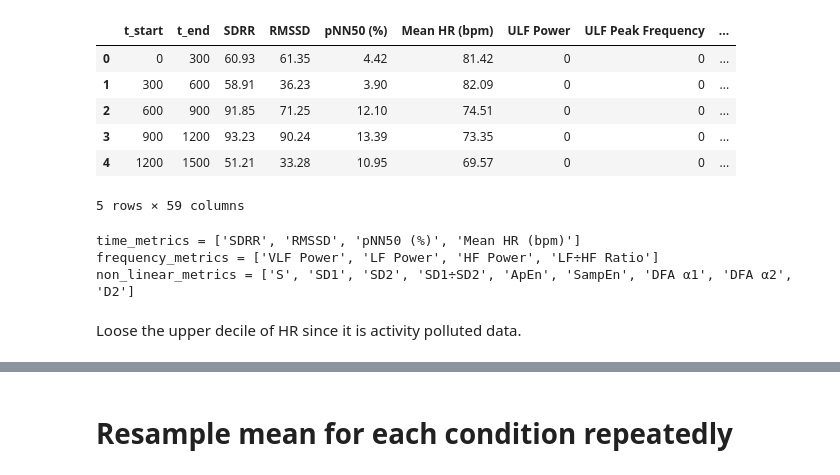
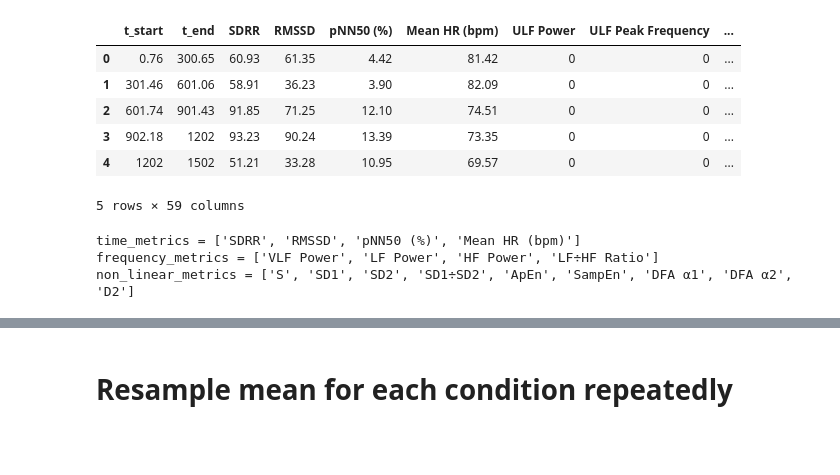
Before and after one commit to ad-aspera/HRV-EDA, a Jupyter notebook: Bayesian_approach.ipynb, the cells around one changed output, grey strips where cells are left out. Drawn from its saved outputs; the diff is of its cells as text; code cells hidden in the pictures; blank space fills up the shorter version.

```diff
--- a/Bayesian_approach.ipynb
+++ b/Bayesian_approach.ipynb
@@ -8,23 +11,24 @@ utils.default_plot_format()
 utils.pd_display_settings(3)
 import os
 # %%
-data_path = "processed_data/stamped_Metrics_2025_02_27.pkl"
+data_path = "processed_data/strict_outliers_2025_02_27.pkl"
+result_path="sample_rate_test.pkl"
 
 pickled = pd.read_pickle(data_path)
 data = pickled["data"]
 indicator_columns = pickled["indicator_columns"]
 time_metrics = pickled["time_metrics"]
 frequency_metrics = pickled["frequency_metrics"]
 non_linear_metrics = pickled["non_linear_metrics"]
 
 data.head()
 # %% [output]
 |  | t_start | t_end | SDRR | RMSSD | pNN50 (%) | Mean HR (bpm) | ULF Power | ULF Peak Frequency | ... |
-| 0 | 0 | 300 | 60.93 | 61.35 | 4.42 | 81.42 | 0 | 0 | ... |
-| 1 | 300 | 600 | 58.91 | 36.23 | 3.90 | 82.09 | 0 | 0 | ... |
-| 2 | 600 | 900 | 91.85 | 71.25 | 12.10 | 74.51 | 0 | 0 | ... |
-| 3 | 900 | 1200 | 93.23 | 90.24 | 13.39 | 73.35 | 0 | 0 | ... |
-| 4 | 1200 | 1500 | 51.21 | 33.28 | 10.95 | 69.57 | 0 | 0 | ... |
+| 0 | 0.76 | 300.65 | 60.93 | 61.35 | 4.42 | 81.42 | 0 | 0 | ... |
+| 1 | 301.46 | 601.06 | 58.91 | 36.23 | 3.90 | 82.09 | 0 | 0 | ... |
+| 2 | 601.74 | 901.43 | 91.85 | 71.25 | 12.10 | 74.51 | 0 | 0 | ... |
+| 3 | 902.18 | 1202 | 93.23 | 90.24 | 13.39 | 73.35 | 0 | 0 | ... |
+| 4 | 1202 | 1502 | 51.21 | 33.28 | 10.95 | 69.57 | 0 | 0 | ... |
 5 rows × 59 columns
 # %%
 print("time_metrics =", time_metrics)
@@ -34,5 +38,3 @@ print("non_linear_metrics =", non_linear_metrics)
 time_metrics = ['SDRR', 'RMSSD', 'pNN50 (%)', 'Mean HR (bpm)']
 frequency_metrics = ['VLF Power', 'LF Power', 'HF Power', 'LF÷HF Ratio']
 non_linear_metrics = ['S', 'SD1', 'SD2', 'SD1÷SD2', 'ApEn', 'SampEn', 'DFA α1', 'DFA α2', 'D2']
-# %% [markdown]
-Loose the upper decile of HR since it is activity polluted data.
```
Also changed, not shown: parts of 22 cells of this notebook, 27 other files.
